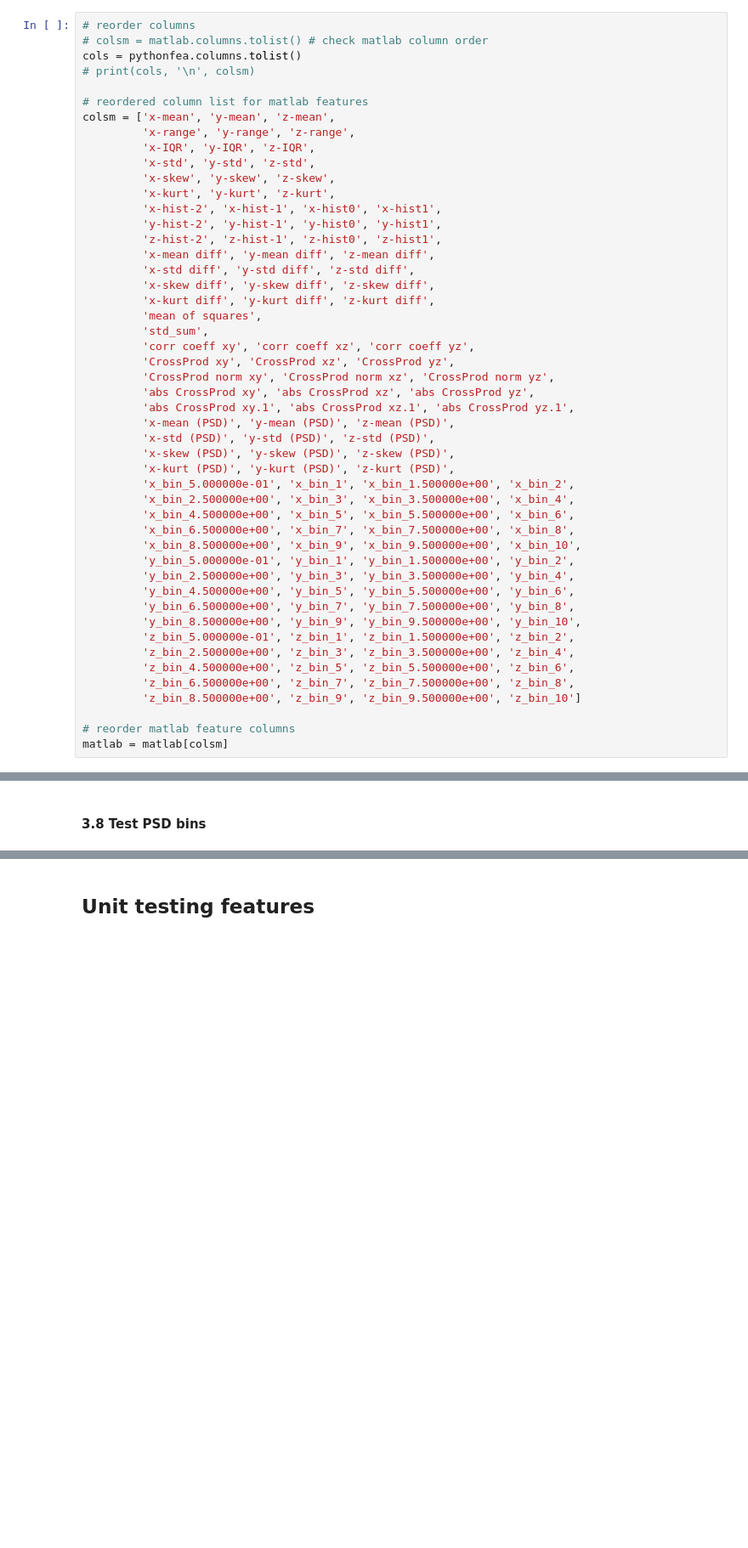
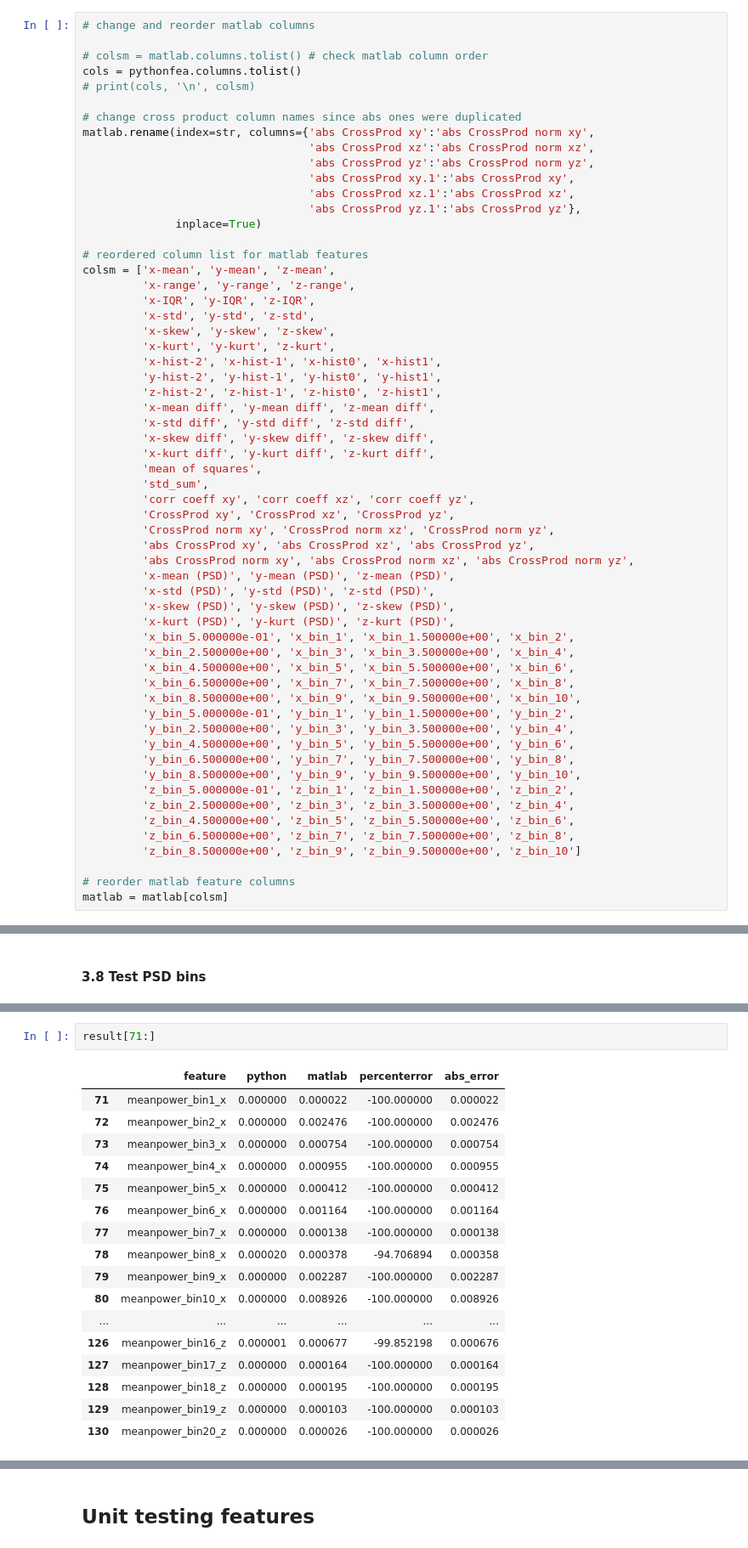
Before and after one commit to kamshee/activity-recognition-process, a Jupyter notebook: TestFeatures.ipynb, the cells around one changed output, grey strips where cells are left out. Shown at 85% size. Drawn from its saved outputs; the diff is of its cells as text; blank space fills up the shorter version.

Commit message:
fixed norm crossprod and histogram features

```diff
--- a/TestFeatures.ipynb
+++ b/TestFeatures.ipynb
@@ -223,8 +207,18 @@ Index(['x-mean', 'x-range', 'x-IQR', 'x-hist-2', 'x-hist-1', 'x-hist0',
 # %%
-# reorder columns
+# change and reorder matlab columns
+
 # colsm = matlab.columns.tolist() # check matlab column order
 cols = pythonfea.columns.tolist()
 # print(cols, '\n', colsm)
+
+# change cross product column names since abs ones were duplicated
+matlab.rename(index=str, columns={'abs CrossProd xy':'abs CrossProd norm xy',
+                                  'abs CrossProd xz':'abs CrossProd norm xz',
+                                  'abs CrossProd yz':'abs CrossProd norm yz',
+                                  'abs CrossProd xy.1':'abs CrossProd xy',
+                                  'abs CrossProd xz.1':'abs CrossProd xz',
+                                  'abs CrossProd yz.1':'abs CrossProd yz'},
+              inplace=True)
 
 # reordered column list for matlab features
 colsm = ['x-mean', 'y-mean', 'z-mean',
@@ -246,7 +240,7 @@ colsm = ['x-mean', 'y-mean', 'z-mean',
          'CrossProd xy', 'CrossProd xz', 'CrossProd yz',
          'CrossProd norm xy', 'CrossProd norm xz', 'CrossProd norm yz',
          'abs CrossProd xy', 'abs CrossProd xz', 'abs CrossProd yz',
-         'abs CrossProd xy.1', 'abs CrossProd xz.1', 'abs CrossProd yz.1',
+         'abs CrossProd norm xy', 'abs CrossProd norm xz', 'abs CrossProd norm yz',
          'x-mean (PSD)', 'y-mean (PSD)', 'z-mean (PSD)',
          'x-std (PSD)', 'y-std (PSD)', 'z-std (PSD)',
          'x-skew (PSD)', 'y-skew (PSD)', 'z-skew (PSD)',
@@ -606,0 +550,20 @@ print(result[50:54], result[56:59])
+# %%
+result[71:]
+# %% [output]
+|  | feature | python | matlab | percenterror | abs_error |
+| 71 | meanpower_bin1_x | 0.000000 | 0.000022 | -100.000000 | 0.000022 |
+| 72 | meanpower_bin2_x | 0.000000 | 0.002476 | -100.000000 | 0.002476 |
+| 73 | meanpower_bin3_x | 0.000000 | 0.000754 | -100.000000 | 0.000754 |
+| 74 | meanpower_bin4_x | 0.000000 | 0.000955 | -100.000000 | 0.000955 |
+| 75 | meanpower_bin5_x | 0.000000 | 0.000412 | -100.000000 | 0.000412 |
+| 76 | meanpower_bin6_x | 0.000000 | 0.001164 | -100.000000 | 0.001164 |
+| 77 | meanpower_bin7_x | 0.000000 | 0.000138 | -100.000000 | 0.000138 |
+| 78 | meanpower_bin8_x | 0.000020 | 0.000378 | -94.706894 | 0.000358 |
+| 79 | meanpower_bin9_x | 0.000000 | 0.002287 | -100.000000 | 0.002287 |
+| 80 | meanpower_bin10_x | 0.000000 | 0.008926 | -100.000000 | 0.008926 |
+| ... | ... | ... | ... | ... | ... |
+| 126 | meanpower_bin16_z | 0.000001 | 0.000677 | -99.852198 | 0.000676 |
+| 127 | meanpower_bin17_z | 0.000000 | 0.000164 | -100.000000 | 0.000164 |
+| 128 | meanpower_bin18_z | 0.000000 | 0.000195 | -100.000000 | 0.000195 |
+| 129 | meanpower_bin19_z | 0.000000 | 0.000103 | -100.000000 | 0.000103 |
+| 130 | meanpower_bin20_z | 0.000000 | 0.000026 | -100.000000 | 0.000026 |
```
Also changed, not shown: parts of 31 cells of this notebook.
